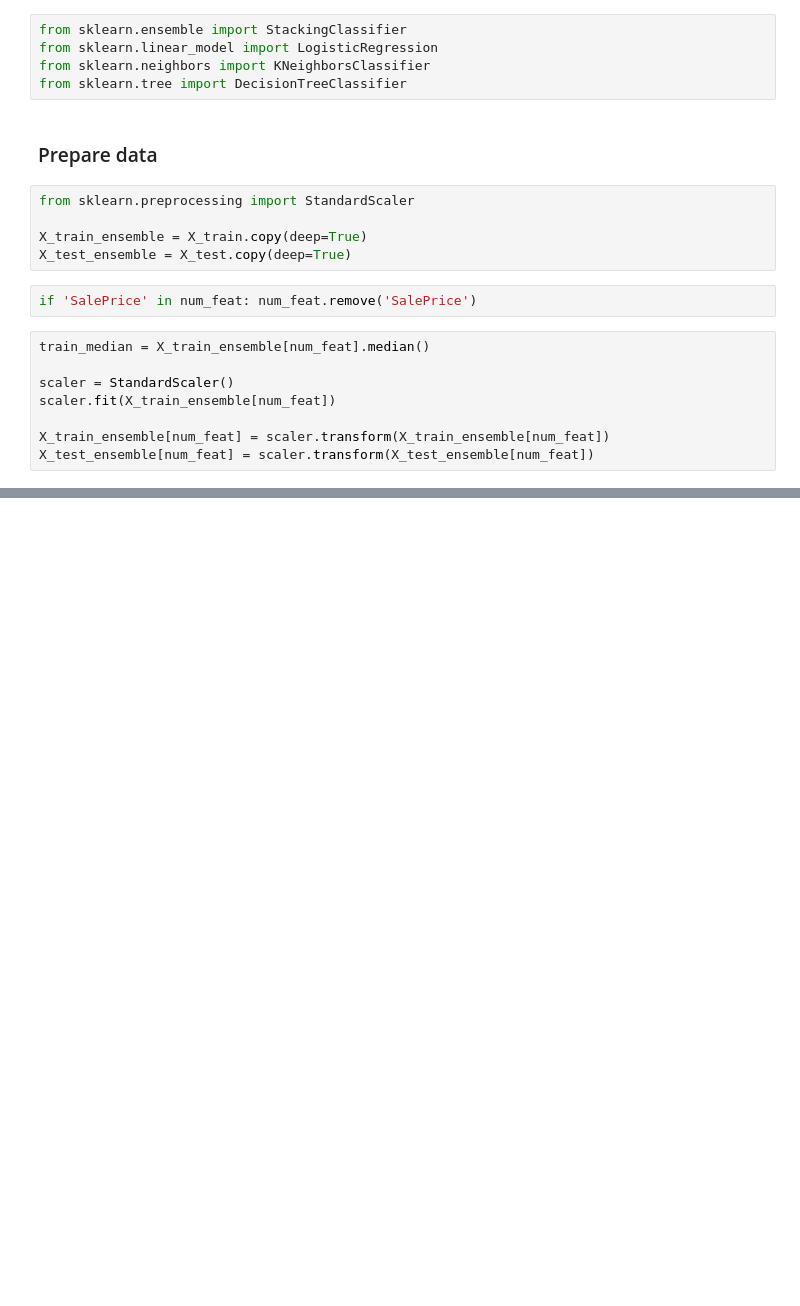
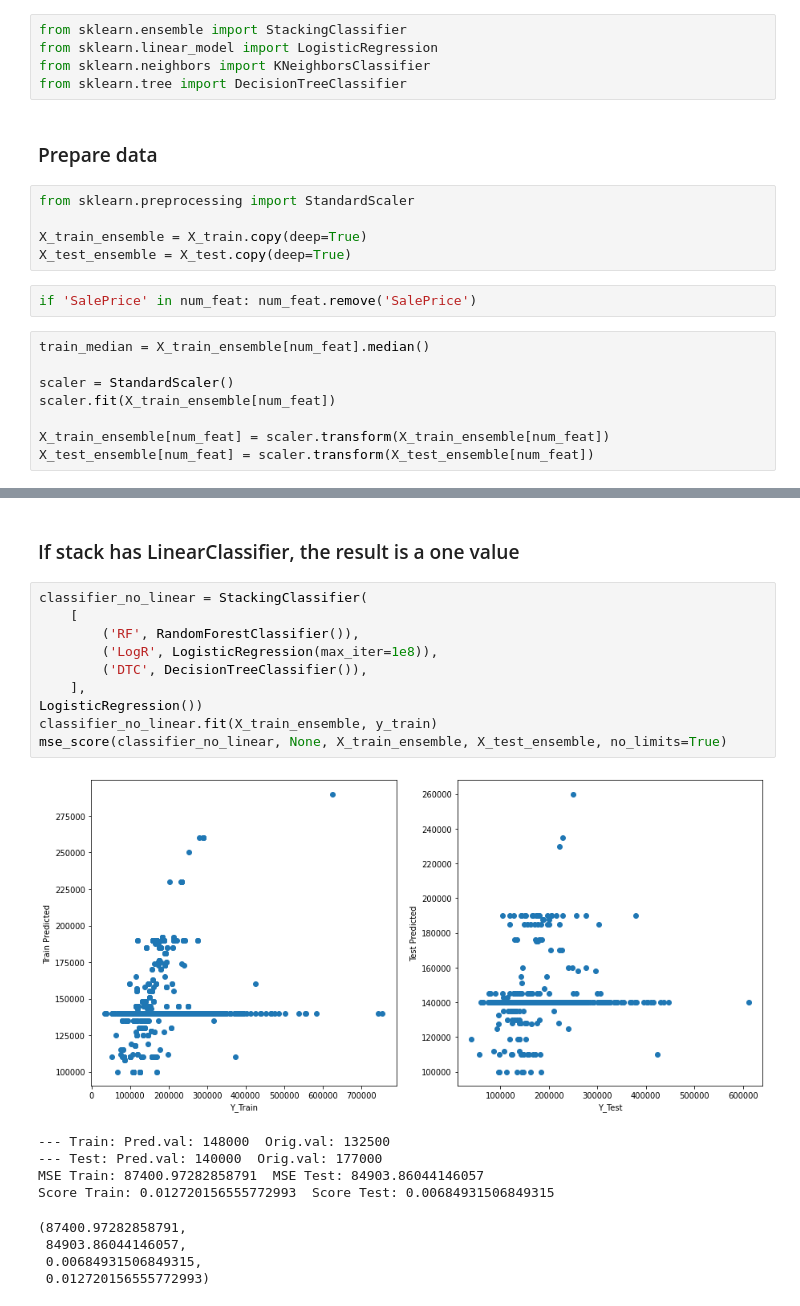
Before and after one commit to jk66rus/homework_01, a Jupyter notebook: homework_07/Homework 07.ipynb, the cells around one changed output, grey strips where cells are left out. Cells and saved outputs as stored; diff of their text form; blank space fills up the shorter version.

```diff
--- a/homework_07/Homework 07.ipynb
+++ b/homework_07/Homework 07.ipynb
@@ -545,0 +596,22 @@ Score_train: 0.012720156555772993 Score_test: 0.0136986301369863
+# %% [markdown]
+### If stack has LinearClassifier, the result is a one value
+# %%
+classifier_no_linear = StackingClassifier(
+    [
+        ('RF', RandomForestClassifier()),
+        ('LogR', LogisticRegression(max_iter=1e8)),
+        ('DTC', DecisionTreeClassifier()),
+    ],
+LogisticRegression())
+classifier_no_linear.fit(X_train_ensemble, y_train)
+mse_score(classifier_no_linear, None, X_train_ensemble, X_test_ensemble, no_limits=True)
+# %% [output]
+[figure, added]
+--- Train: Pred.val: 148000  Orig.val: 132500
+--- Test: Pred.val: 140000  Orig.val: 177000
+MSE Train: 87400.97282858791  MSE Test: 84903.86044146057
+Score Train: 0.012720156555772993  Score Test: 0.00684931506849315
+(87400.97282858791,
+ 84903.86044146057,
+ 0.00684931506849315,
+ 0.012720156555772993)
```
Also changed, not shown: parts of 33 cells of this notebook.
